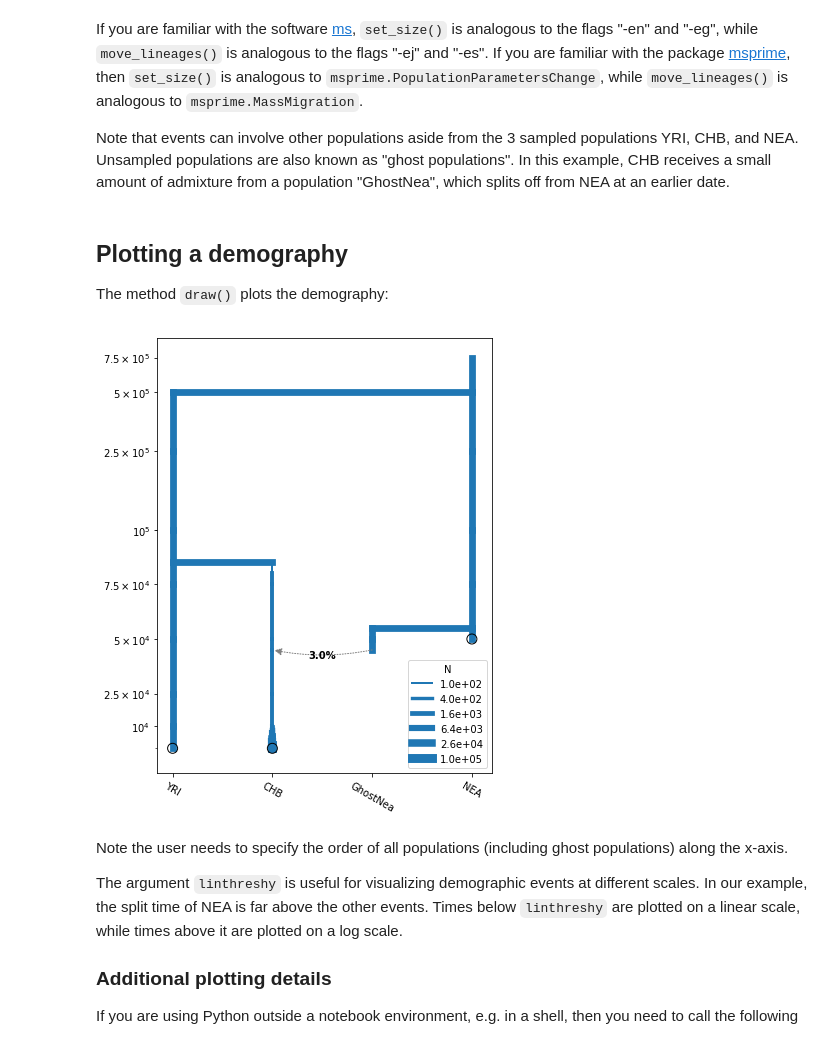
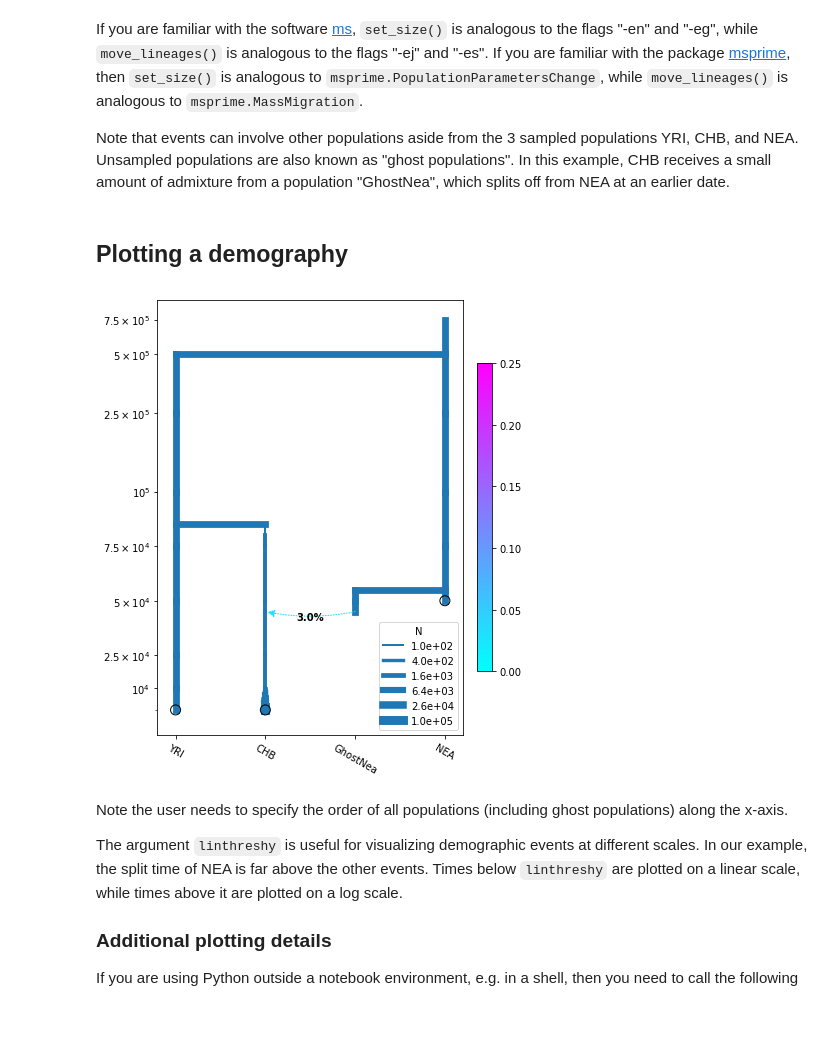
Before and after one commit to popgenmethods/momi2, a Jupyter notebook: examples/tutorial.ipynb, the cells around one changed output. Cells and saved outputs as stored; diff of their text form; code cells hidden in the pictures; blank space fills up the shorter version.

Commit message:
improved plotting API

```diff
--- a/examples/tutorial.ipynb
+++ b/examples/tutorial.ipynb
@@ -58,14 +58,15 @@ If you are familiar with the software [ms](http://home.uchicago.edu/rhudson1/sou
 Note that events can involve other populations aside from the 3 sampled populations YRI, CHB, and NEA. Unsampled populations are also known as "ghost populations". In this example, CHB receives a small amount of admixture from a population "GhostNea", which splits off from NEA at an earlier date.
 # %% [markdown]
 ## Plotting a demography
-The method `draw()` plots the demography:
 # %%
-model.draw(["YRI", "CHB", "GhostNea", "NEA"], # specfiy pop order along the x-axis
-           figsize=(6,8),
-           yticks=[1e4, 2.5e4, 5e4, 7.5e4, 1e5, 2.5e5, 5e5, 7.5e5],
-           linthreshy=1e5) # linear scale up to 1e5, then logarithmic
+plt = momi.DemographyPlot(model, ["YRI", "CHB", "GhostNea", "NEA"],
+                          figsize=(6,8),
+                          major_yticks=[1e4, 2.5e4, 5e4, 7.5e4,
+                                        1e5, 2.5e5, 5e5, 7.5e5],
+                          linthreshy=1e5, pulse_bounds=(0,.25))
+plt.draw()
 # %% [output]
-[figure, old version]
+[figure, new version]
 # %% [markdown]
 Note the user needs to specify the order of all populations (including ghost populations) along the x-axis.
 
```
Also changed, not shown: parts of 12 cells of this notebook, 5 other files.
